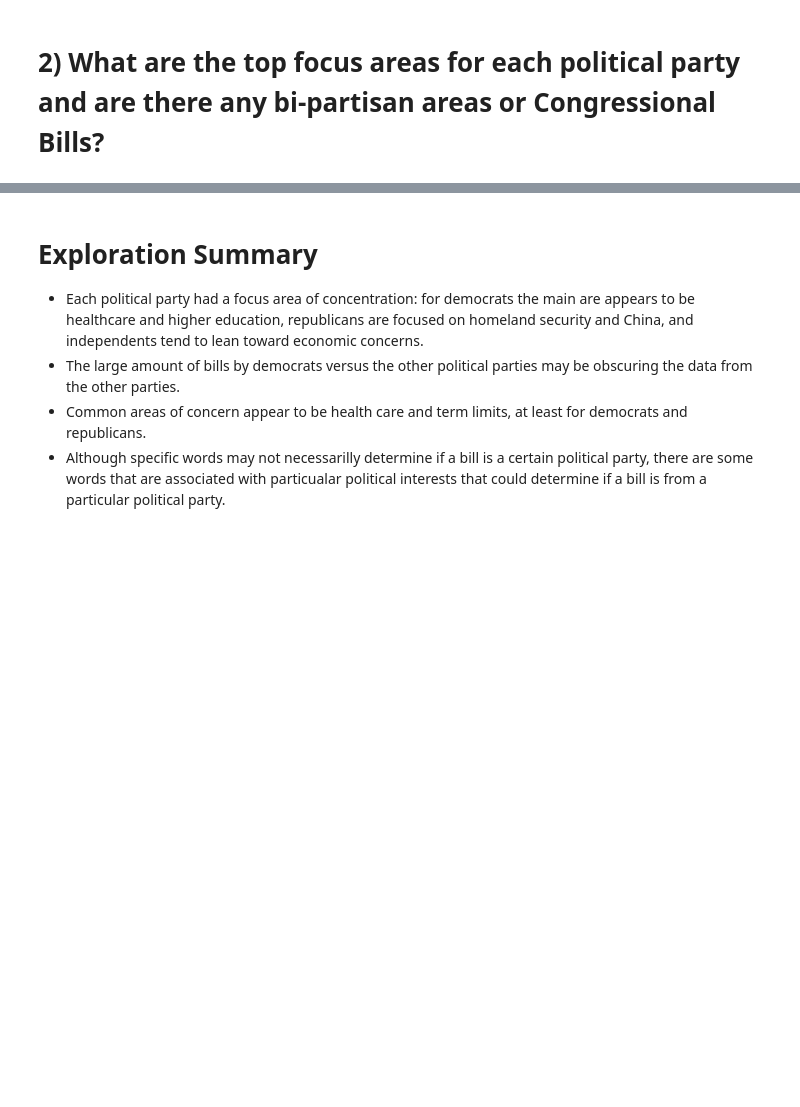
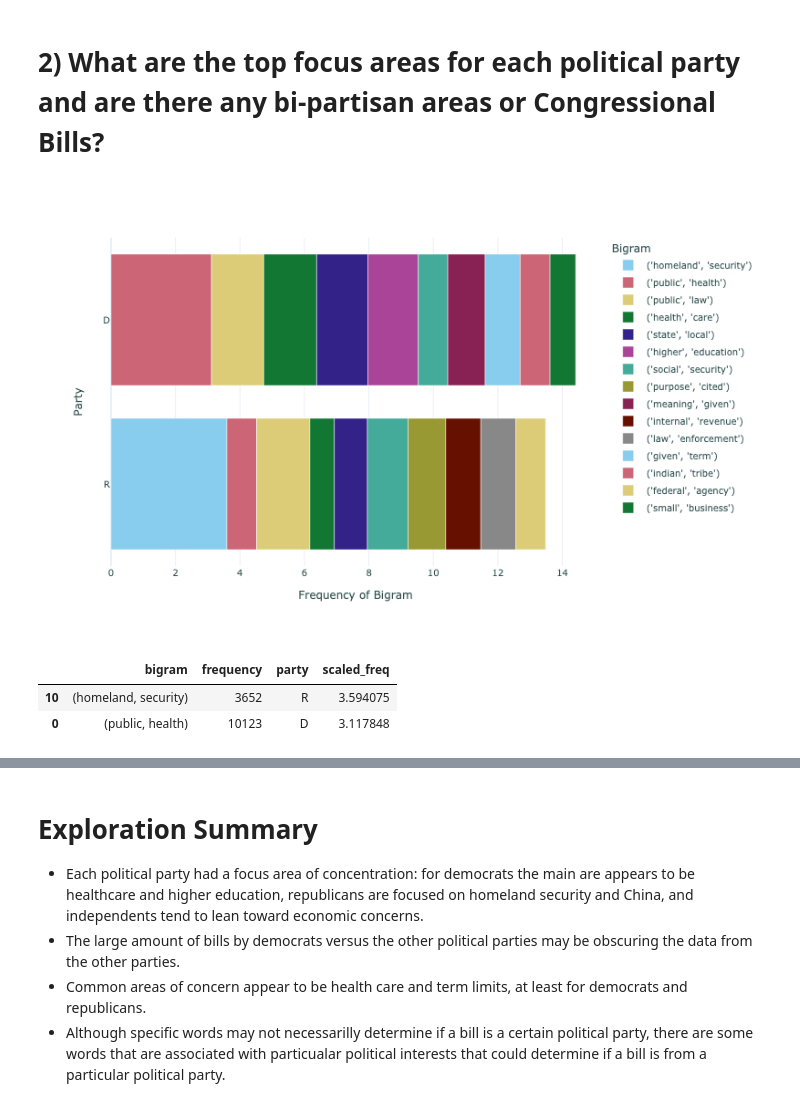
Before and after one commit to good-bill-hunting/political_parser, a Jupyter notebook: final_notebook.ipynb, the cells around one changed output, grey strips where cells are left out. Saved outputs shown, nothing was run; the diff lists cells and outputs as text; code cells hidden in the pictures; blank space fills up the shorter version.

```diff
--- a/final_notebook.ipynb
+++ b/final_notebook.ipynb
@@ -122,3 +123,12 @@ independent = ind_vis(word_freq)
 - The top five words for each political party and the overall words for bills are mostly uniformly distributed.
 # %% [markdown]
 # 2) What are the top focus areas for each political party and are there any bi-partisan areas or Congressional Bills?
+# %%
+# visualization showing the top bigrams
+top_bigrams = top_bigrams_viz(train)
+top_bigrams
+# %% [output]
+[figure, added]
+|  | bigram | frequency | party | scaled_freq |
+| 10 | (homeland, security) | 3652 | R | 3.594075 |
+| 0 | (public, health) | 10123 | D | 3.117848 |
```
Also changed, not shown: parts of 45 cells of this notebook.
